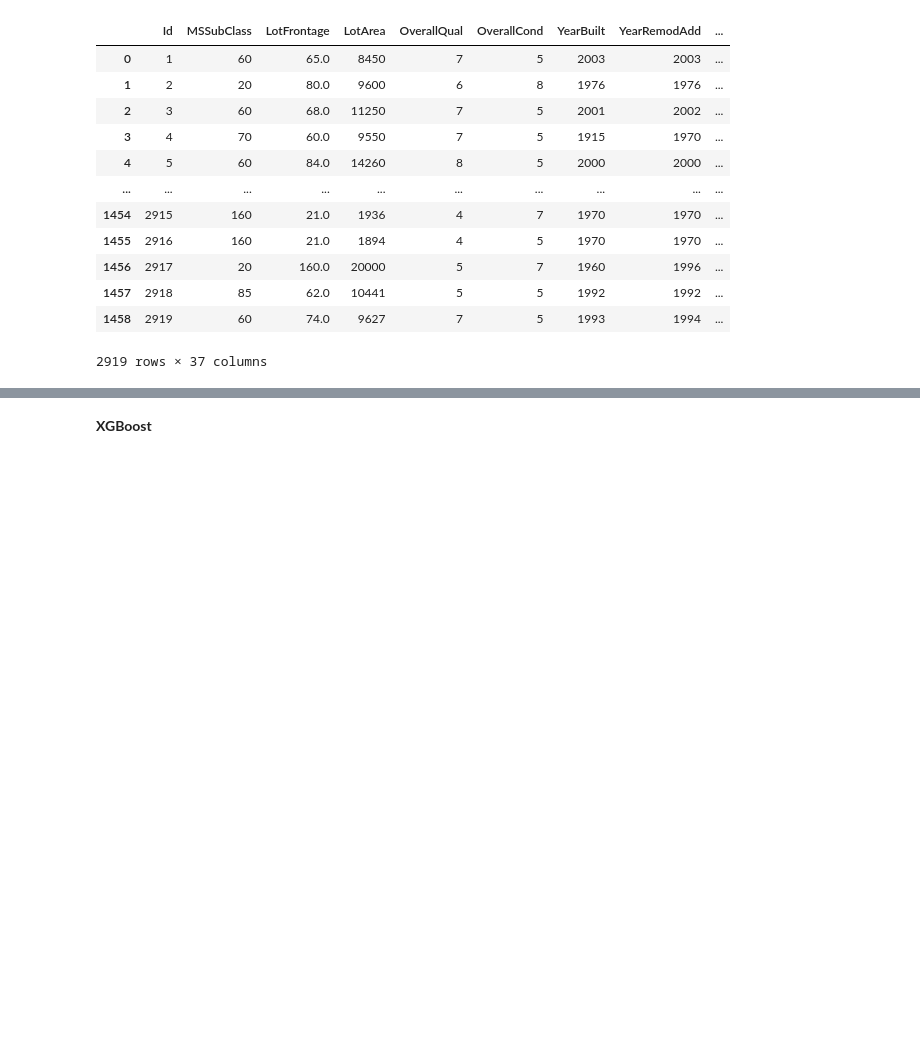
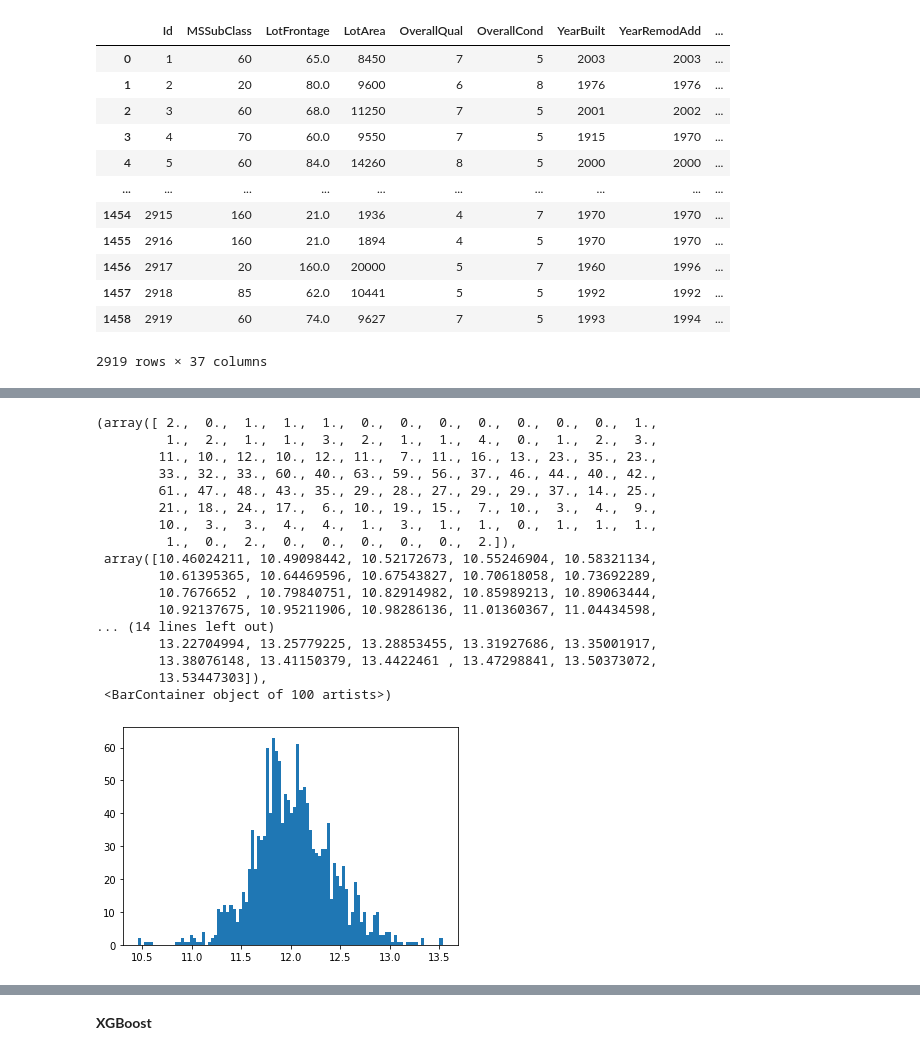
Before and after one commit to bhavarthakur9/House_Price_Predictions, a Jupyter notebook: House_Prices_Regression_Xgboost.ipynb, the cells around one changed output, grey strips where cells are left out. Cells and saved outputs as stored; diff of their text form; code cells hidden in the pictures; blank space fills up the shorter version.

```diff
--- a/House_Prices_Regression_Xgboost.ipynb
+++ b/House_Prices_Regression_Xgboost.ipynb
@@ -414,0 +425,2 @@ X_test = df_test.drop(['SalePrice','Id'],axis = 1)
+# %%
+y_train = np.log(y_train)
@@ -414,0 +446,21 @@ X_test = df_test.drop(['SalePrice','Id'],axis = 1)
+# %%
+plt.hist(y_train, bins=100)
+# %% [output]
+(array([ 2.,  0.,  1.,  1.,  1.,  0.,  0.,  0.,  0.,  0.,  0.,  0.,  1.,
+         1.,  2.,  1.,  1.,  3.,  2.,  1.,  1.,  4.,  0.,  1.,  2.,  3.,
+        11., 10., 12., 10., 12., 11.,  7., 11., 16., 13., 23., 35., 23.,
+        33., 32., 33., 60., 40., 63., 59., 56., 37., 46., 44., 40., 42.,
+        61., 47., 48., 43., 35., 29., 28., 27., 29., 29., 37., 14., 25.,
+        21., 18., 24., 17.,  6., 10., 19., 15.,  7., 10.,  3.,  4.,  9.,
+        10.,  3.,  3.,  4.,  4.,  1.,  3.,  1.,  1.,  0.,  1.,  1.,  1.,
+         1.,  0.,  2.,  0.,  0.,  0.,  0.,  0.,  2.]),
+ array([10.46024211, 10.49098442, 10.52172673, 10.55246904, 10.58321134,
+        10.61395365, 10.64469596, 10.67543827, 10.70618058, 10.73692289,
+        10.7676652 , 10.79840751, 10.82914982, 10.85989213, 10.89063444,
+        10.92137675, 10.95211906, 10.98286136, 11.01360367, 11.04434598,
+... (14 lines left out)
+        13.22704994, 13.25779225, 13.28853455, 13.31927686, 13.35001917,
+        13.38076148, 13.41150379, 13.4422461 , 13.47298841, 13.50373072,
+        13.53447303]),
+ <BarContainer object of 100 artists>)
+[figure, added]
```
Also changed, not shown: parts of 62 cells of this notebook.
